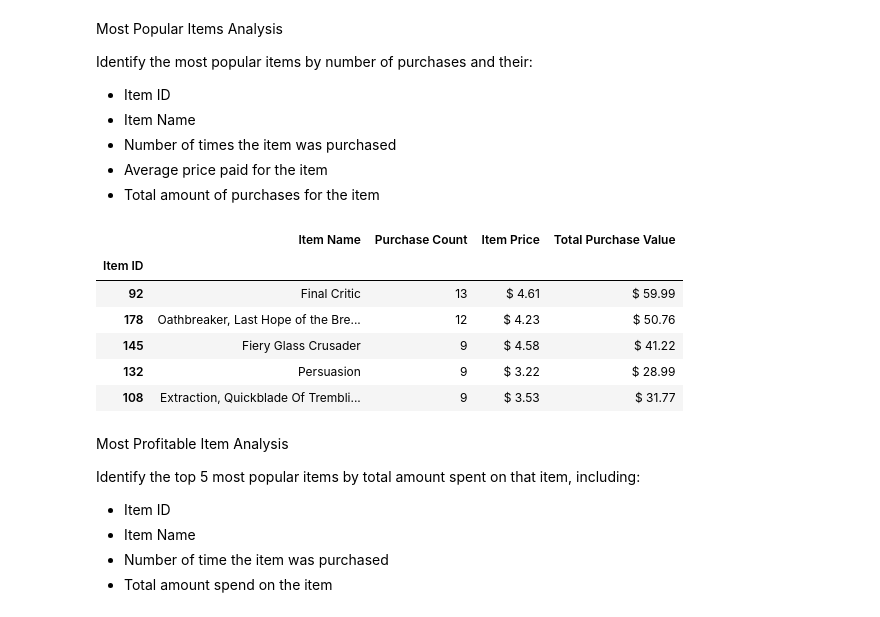
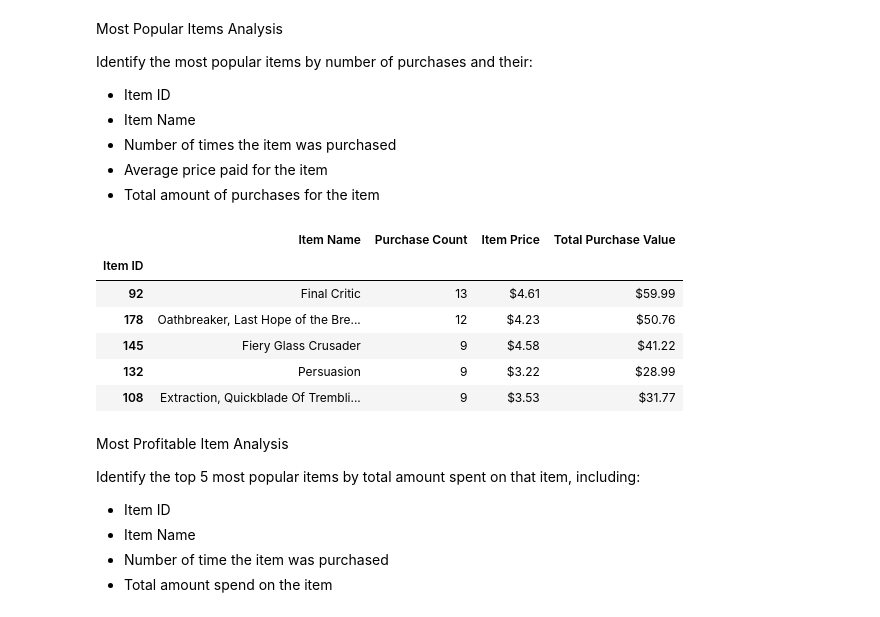
Before and after one commit to Terrence-Cummings/pandas-challenge, a Jupyter notebook: HeroesOfPymoli/HeroesOfPymoli_TC v2.ipynb, the cells around one changed output. Cells and saved outputs as stored; diff of their text form; code cells hidden in the pictures.

```diff
--- a/HeroesOfPymoli/HeroesOfPymoli_TC v2.ipynb
+++ b/HeroesOfPymoli/HeroesOfPymoli_TC v2.ipynb
@@ -259,39 +255,39 @@ Identify the most popular items by number of purchases and their:
 item_summary_df = purchase_data[["Item ID", "Item Name", "Price"]]
 group_by_item = item_summary_df.groupby(["Item ID"])
 
 #Extrat the item ID's
 item_ID_df = pd.DataFrame(group_by_item.first())
 
 
 #Item purchase count
 purch_by_item = group_by_item["Item ID"].count()
 item_ID_df["Purchase Count"]=purch_by_item
 
 #Item price
 item_price = group_by_item["Price"].mean()
 item_ID_df["Price"]=item_price
 
 #Item total purchase value
 tot_purch_value_item = group_by_item["Price"].sum()
 item_ID_df["Total Purchase Value"]=tot_purch_value_item
 
 item_ID_df=item_ID_df[['Item Name', 'Purchase Count', 'Price', 'Total Purchase Value']]
 item_ID_df.rename(columns = {'Price':'Item Price'}, inplace=True)
 
 item_ID_df
 
 item_ID_df.sort_values(by=['Purchase Count'], inplace=True, ascending=False)
 
 most_pop_items = item_ID_df.head(5)
-most_pop_items.style.format({"Item Price": "${:20,.2f}", "Total Purchase Value": "${:20,.2f}"})
+most_pop_items.style.format({"Item Price": "${:,.2f}", "Total Purchase Value": "${:,.2f}"})
 # %% [output]
 |  | Item Name | Purchase Count | Item Price | Total Purchase Value |
 | Item ID |  |  |  |  |
-| 92 | Final Critic | 13 | $ 4.61 | $ 59.99 |
-| 178 | Oathbreaker, Last Hope of the Bre... | 12 | $ 4.23 | $ 50.76 |
-| 145 | Fiery Glass Crusader | 9 | $ 4.58 | $ 41.22 |
-| 132 | Persuasion | 9 | $ 3.22 | $ 28.99 |
-| 108 | Extraction, Quickblade Of Trembli... | 9 | $ 3.53 | $ 31.77 |
+| 92 | Final Critic | 13 | $4.61 | $59.99 |
+| 178 | Oathbreaker, Last Hope of the Bre... | 12 | $4.23 | $50.76 |
+| 145 | Fiery Glass Crusader | 9 | $4.58 | $41.22 |
+| 132 | Persuasion | 9 | $3.22 | $28.99 |
+| 108 | Extraction, Quickblade Of Trembli... | 9 | $3.53 | $31.77 |
 # %% [markdown]
 Most Profitable Item Analysis
 
```
Also changed, not shown: parts of 6 cells of this notebook.
